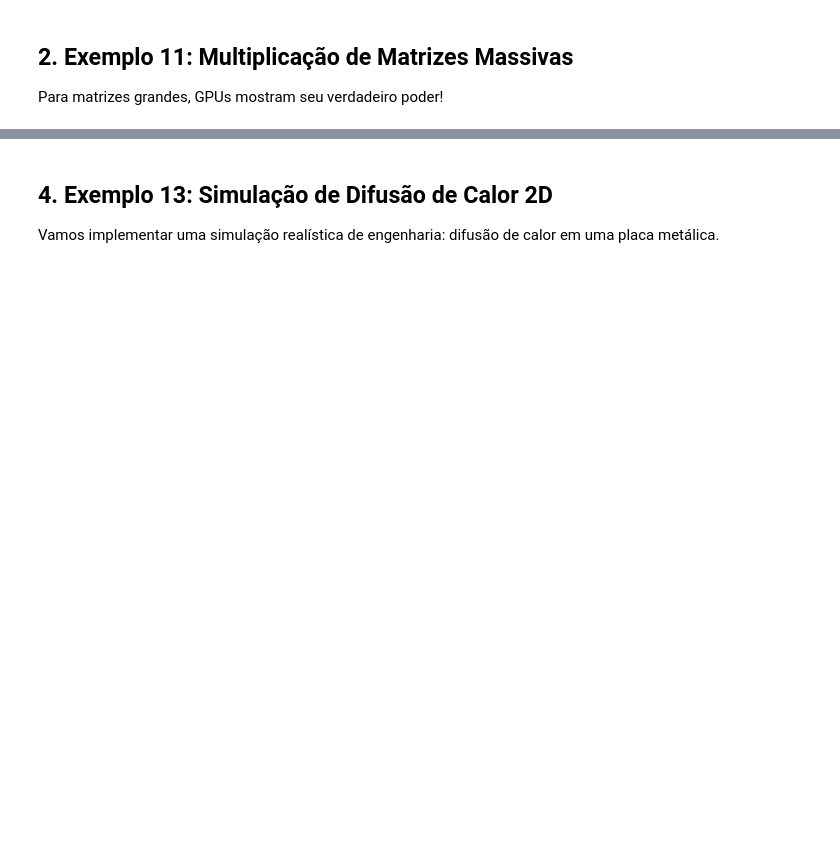
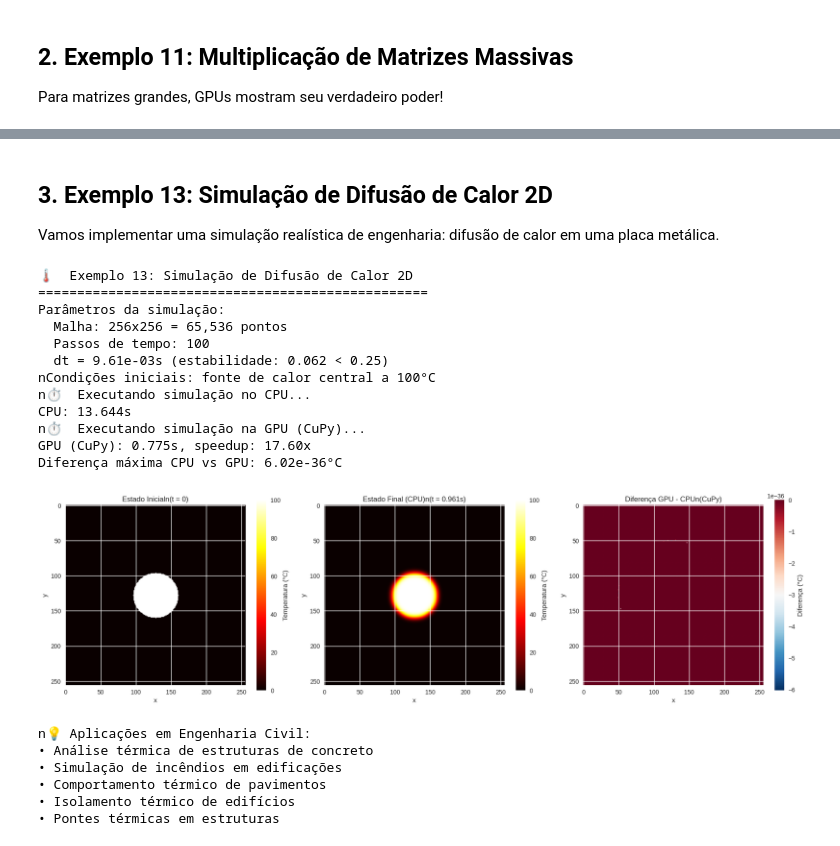
Before and after one commit to LucaswasTaken/Openhardware-hpc, a Jupyter notebook: notebooks/Aula3_GPU_Computing.ipynb, the cells around one changed output, grey strips where cells are left out. Cells and saved outputs as stored; diff of their text form; code cells hidden in the pictures; blank space fills up the shorter version.

```diff
--- a/notebooks/Aula3_GPU_Computing.ipynb
+++ b/notebooks/Aula3_GPU_Computing.ipynb
@@ -391,5 +364,5 @@ else:
 # %% [markdown]
-## 4. Exemplo 13: Simulação de Difusão de Calor 2D
+## 3. Exemplo 13: Simulação de Difusão de Calor 2D
 
 Vamos implementar uma simulação realística de engenharia: difusão de calor em uma placa metálica.
 # %%
@@ -440,52 +413,6 @@ if CUPY_AVAILABLE:
         exec_time = time.perf_counter() - start
         return T_gpu, exec_time
 
-if NUMBA_CUDA_AVAILABLE:
-    @cuda.jit
-    def heat_equation_kernel(T_old, T_new, alpha, dx, dy, dt):
-        """Kernel CUDA para um passo da equação de calor"""
-        i, j = cuda.grid(2)  # Obter coordenadas 2D
-
-        ny, nx = T_old.shape
-
-        # Verificar bounds (evitar bordas)
-        if 1 <= i < ny-1 and 1 <= j < nx-1:
-            T_new[i, j] = T_old[i, j] + alpha * dt * (
-                (T_old[i+1, j] - 2*T_old[i, j] + T_old[i-1, j]) / (dx*dx) +
-                (T_old[i, j+1] - 2*T_old[i, j] + T_old[i, j-1]) / (dy*dy)
-            )
-
-    def heat_equation_cuda(T_host, alpha, dx, dy, dt, steps):
-        """Simula difusão de calor 2D usando kernels CUDA"""
-        ny, nx = T_host.shape
-
-        # Alocar na GPU
-        T_gpu = cuda.to_device(T_host)
-        T_new_gpu = cuda.device_array_like(T_gpu)
-
-        # Configurar grid de threads
-        threads_per_block = (16, 16)
-        blocks_per_grid_x = (nx + threads_per_block[0] - 1) // threads_per_block[0]
-        blocks_per_grid_y = (ny + threads_per_block[1] - 1) // threads_per_block[1]
-        blocks_per_grid = (blocks_per_grid_x, blocks_per_grid_y)
-
-        start = time.perf_counter()
-
-        for step in range(steps):
-            heat_equation_kernel[blocks_per_grid, threads_per_block](
-                T_gpu, T_new_gpu, alpha, dx, dy, dt
-            )
-
-            # Trocar buffers
-            T_gpu, T_new_gpu = T_new_gpu, T_gpu
-
-        cuda.synchronize()
-        exec_time = time.perf_counter() - start
-
-        # Transferir resultado de volta
-        result = T_gpu.copy_to_host()
-        return result, exec_time
-
 print("🌡️  Exemplo 13: Simulação de Difusão de Calor 2D")
 print("=" * 50)
 
@@ -496,7 +423,7 @@ dx = Lx / (nx - 1)
 dy = Ly / (ny - 1)
 alpha = 1e-4  # Difusividade térmica (m²/s)
 dt = 0.25 * min(dx, dy)**2 / (4 * alpha)  # Passo de tempo estável
-steps = 500  # Número de passos de tempo
+steps = 100  # Número de passos de tempo
 
 print(f"Parâmetros da simulação:")
 print(f"  Malha: {nx}x{ny} = {nx*ny:,} pontos")
@@ -536,16 +463,6 @@ if CUPY_AVAILABLE:
 
     print(f"GPU (CuPy): {time_gpu_cupy:.3f}s, speedup: {speedup_cupy:.2f}x")
     print(f"Diferença máxima CPU vs GPU: {max_diff_cupy:.2e}°C")
-
-if NUMBA_CUDA_AVAILABLE:
-    print("n⏱️  Executando simulação na GPU (Numba CUDA)...")
-    T_gpu_cuda, time_gpu_cuda = heat_equation_cuda(T_initial.copy(), alpha, dx, dy, dt, steps)
-
-    speedup_cuda = time_cpu / time_gpu_cuda
-    max_diff_cuda = np.max(np.abs(T_cpu - T_gpu_cuda))
-
-    print(f"GPU (CUDA): {time_gpu_cuda:.3f}s, speedup: {speedup_cuda:.2f}x")
-    print(f"Diferença máxima CPU vs CUDA: {max_diff_cuda:.2e}°C")
 
 # Visualização dos resultados
 fig, axes = plt.subplots(1, 3, figsize=(18, 5))
@@ -563,30 +480,50 @@ axes[1].set_title(f'Estado Final (CPU)n(t = {steps*dt:.3f}s)')
 axes[1].set_xlabel('x')
 axes[1].set_ylabel('y')
 plt.colorbar(im2, ax=axes[1], label='Temperatura (°C)')
 
 # Comparação GPU vs CPU (se disponível)
 if CUPY_AVAILABLE:
     diff = T_gpu_cupy_host - T_cpu
     im3 = axes[2].imshow(diff, cmap='RdBu_r', interpolation='bilinear')
     axes[2].set_title('Diferença GPU - CPUn(CuPy)')
     axes[2].set_xlabel('x')
     axes[2].set_ylabel('y')
     plt.colorbar(im3, ax=axes[2], label='Diferença (°C)')
 else:
     # Perfil de temperatura no centro
     center_line = T_cpu[ny//2, :]
     axes[2].plot(np.linspace(0, Lx, nx), center_line, 'r-', linewidth=2)
     axes[2].set_title('Perfil de Temperaturan(linha central)')
     axes[2].set_xlabel('Posição x (m)')
     axes[2].set_ylabel('Temperatura (°C)')
     axes[2].grid(True, alpha=0.3)
 
 plt.tight_layout()
 plt.show()
 
 print("n💡 Aplicações em Engenharia Civil:")
 print("• Análise térmica de estruturas de concreto")
 print("• Simulação de incêndios em edificações")
 print("• Comportamento térmico de pavimentos")
 print("• Isolamento térmico de edifícios")
 print("• Pontes térmicas em estruturas")
+# %% [output]
+🌡️  Exemplo 13: Simulação de Difusão de Calor 2D
+==================================================
+Parâmetros da simulação:
+  Malha: 256x256 = 65,536 pontos
+  Passos de tempo: 100
+  dt = 9.61e-03s (estabilidade: 0.062 < 0.25)
+nCondições iniciais: fonte de calor central a 100°C
+n⏱️  Executando simulação no CPU...
+CPU: 13.644s
+n⏱️  Executando simulação na GPU (CuPy)...
+GPU (CuPy): 0.775s, speedup: 17.60x
+Diferença máxima CPU vs GPU: 6.02e-36°C
+[figure, added]
+n💡 Aplicações em Engenharia Civil:
+• Análise térmica de estruturas de concreto
+• Simulação de incêndios em edificações
+• Comportamento térmico de pavimentos
+• Isolamento térmico de edifícios
+• Pontes térmicas em estruturas
```
Also changed, not shown: parts of 9 cells of this notebook.
